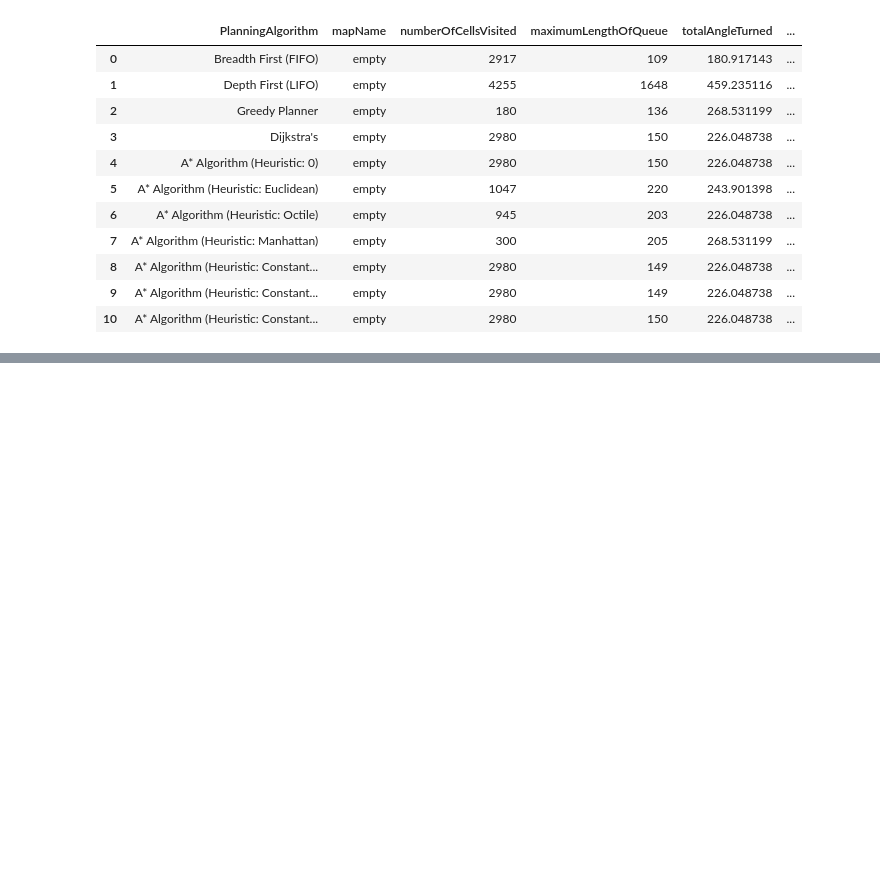
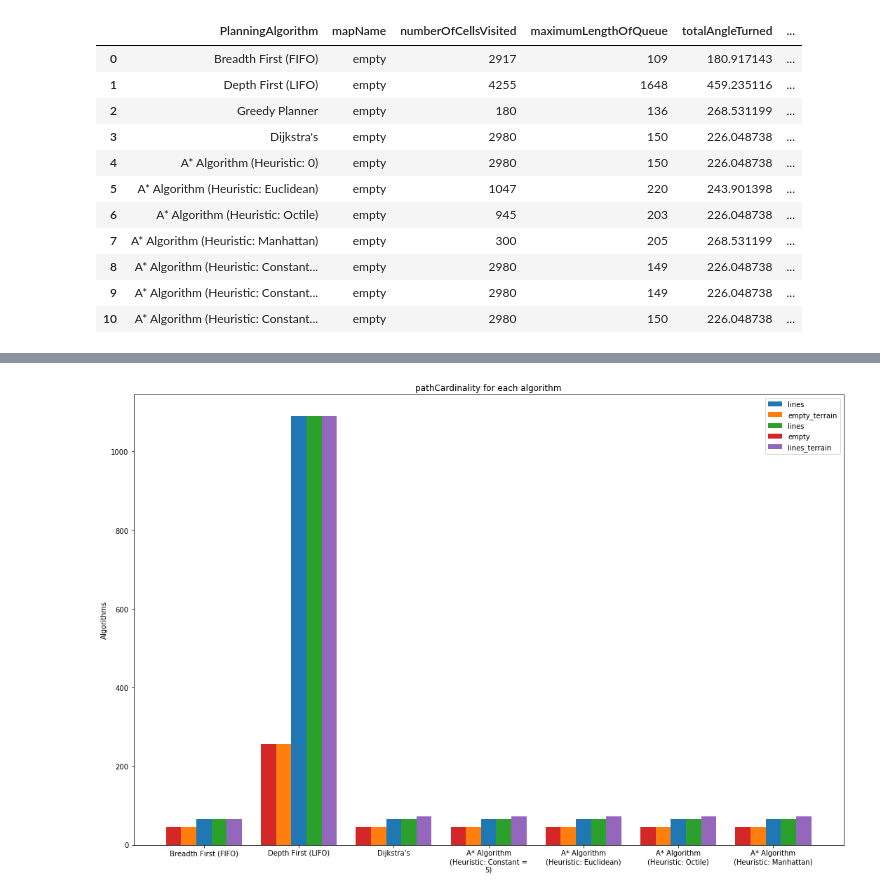
Before and after one commit to tharmee99/COMP0037_CW1_Path-Planning-in-a-known-world, a Jupyter notebook: comp0037_cw1/exports/visualise_performance_metrics.ipynb, the cells around one changed output, grey strips where cells are left out. Drawn from its saved outputs; the diff is of its cells as text; code cells hidden in the pictures; blank space fills up the shorter version.

```diff
--- a/comp0037_cw1/exports/visualise_performance_metrics.ipynb
+++ b/comp0037_cw1/exports/visualise_performance_metrics.ipynb
@@ -104,2 +106,5 @@ ValueError: shape mismatch: objects cannot be broadcast to a single shape
 # %%
 # pathCardinality
+plot_grouped_bar_graph(metrics, 'pathCardinality')
+# %% [output]
+[figure, added]
```
Also changed, not shown: parts of 8 cells of this notebook.
